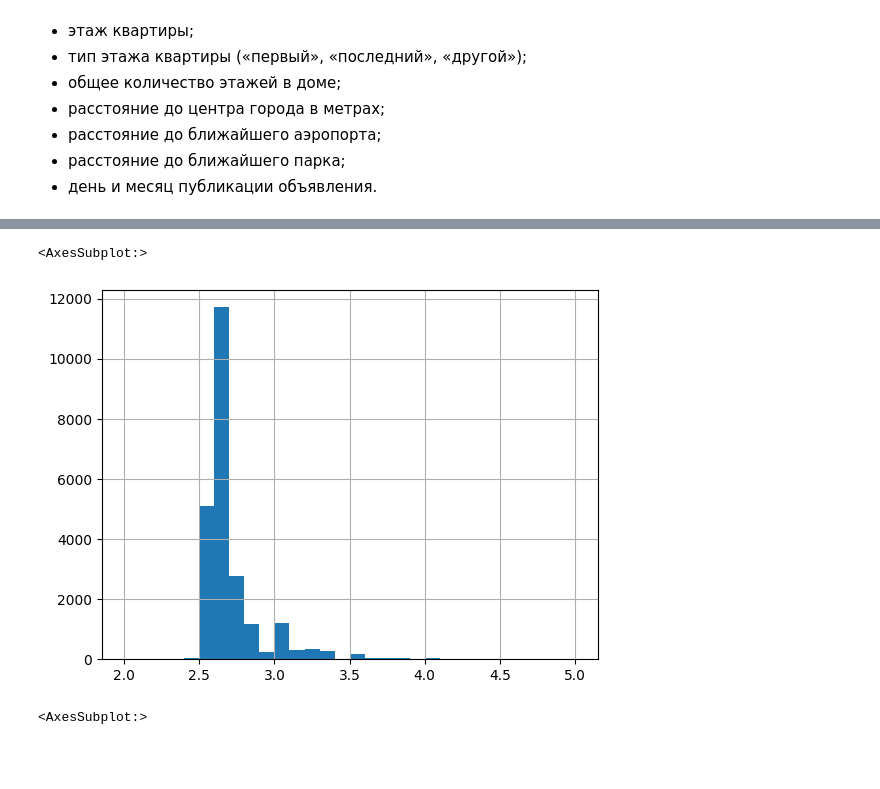
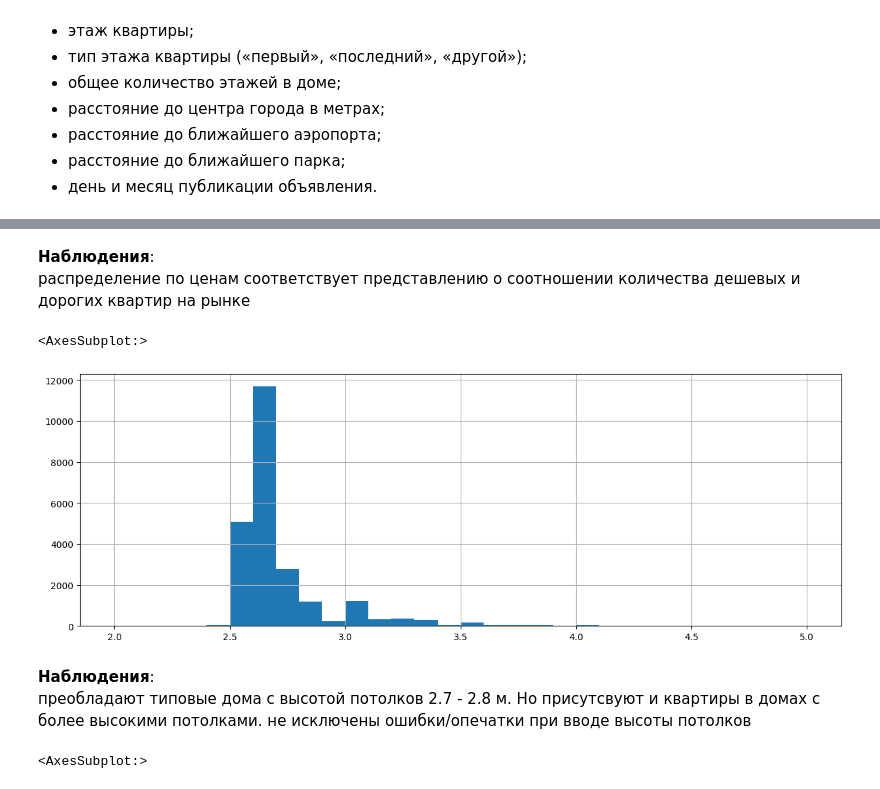
Before and after one commit to ndelenyan/practicum, a Jupyter notebook: sprint05/sprint05.ipynb, the cells around one changed output, grey strips where cells are left out. Saved outputs shown, nothing was run; the diff lists cells and outputs as text; code cells hidden in the pictures; blank space fills up the shorter version.

```diff
--- a/sprint05/sprint05.ipynb
+++ b/sprint05/sprint05.ipynb
@@ -386,8 +399,14 @@ df.last_price.hist(bins=100, range=(10000000, 100000000))
+# %% [markdown]
+**Наблюдения**:
+распределение по ценам соответствует представлению о соотношении количества дешевых и дорогих квартир на рынке
 # %%
-df.ceiling_height.hist(range=(2, 5), bins=30)
+df.ceiling_height.hist(range=(2, 5), bins=30, figsize=(15, 5))
 # %% [output]
 <AxesSubplot:>
-[figure, old version]
+[figure, new version]
+# %% [markdown]
+**Наблюдения**:
+преобладают типовые дома с высотой потолков 2.7 - 2.8 м. Но присутсвуют и квартиры в домах с более высокими потолками. не исключены ошибки/опечатки при вводе высоты потолков
 # %%
 m = df.floor.max()
 df.floor.hist(bins=m)
```
Also changed, not shown: parts of 10 cells of this notebook.
